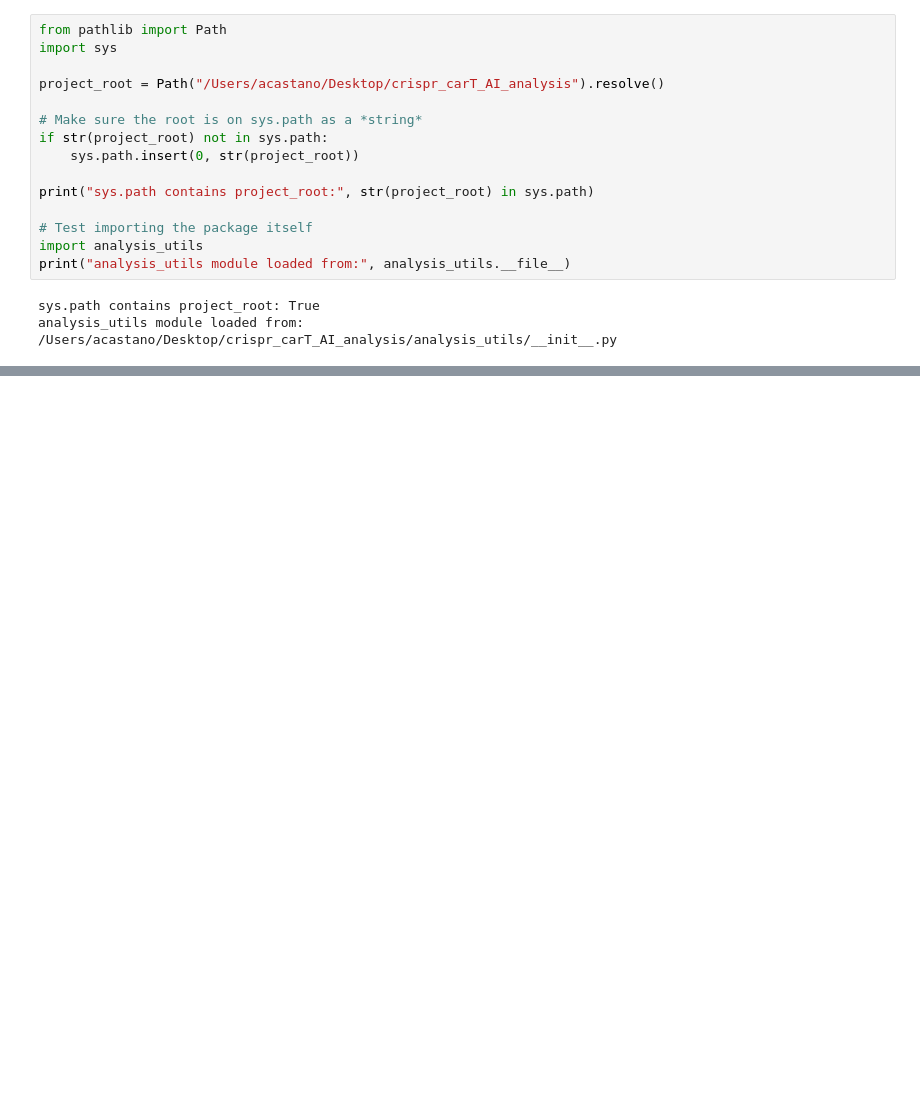
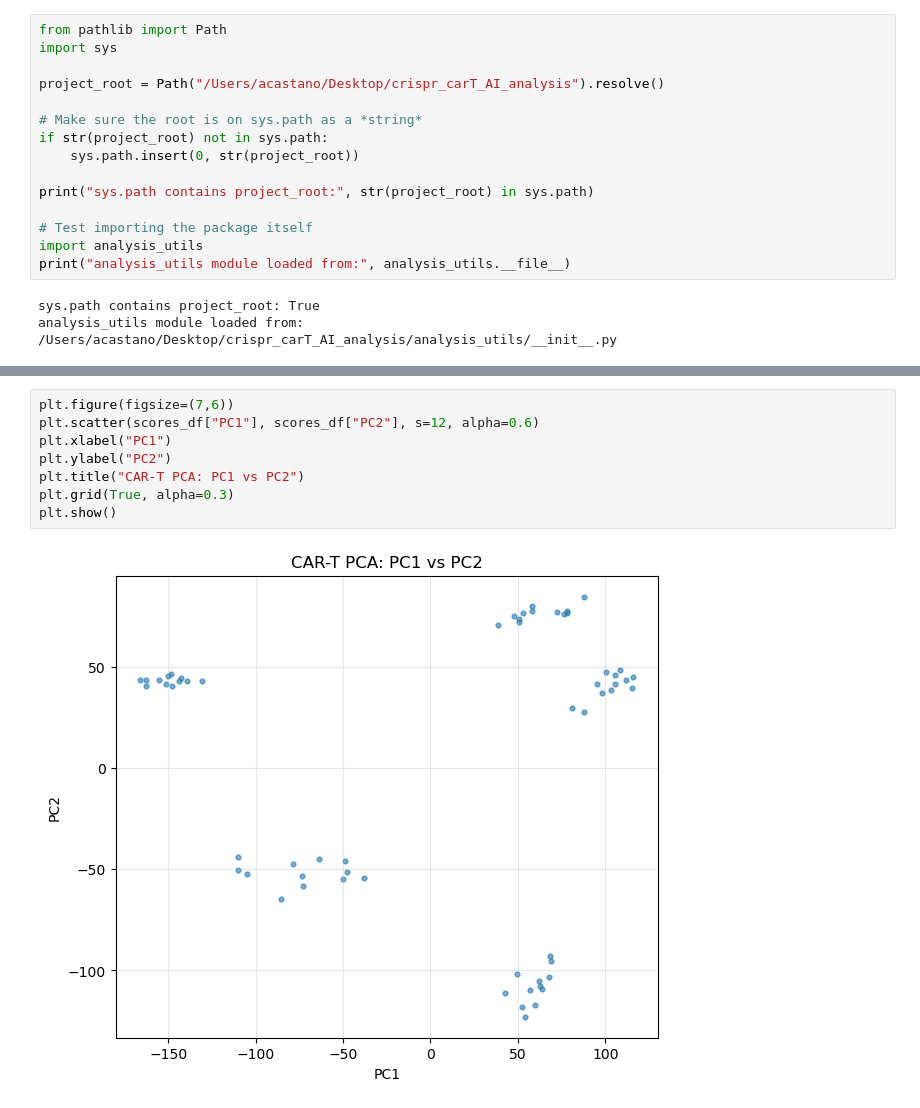
Before and after one commit to AnaBioAI/crispr_carT_AI_analysis, a Jupyter notebook: notebooks/Notebooks03_pca_analysis/03_pca_analysis.ipynb, the cells around one changed output, grey strips where cells are left out. Saved outputs shown, nothing was run; the diff lists cells and outputs as text; blank space fills up the shorter version.

```diff
--- a/notebooks/Notebooks03_pca_analysis/03_pca_analysis.ipynb
+++ b/notebooks/Notebooks03_pca_analysis/03_pca_analysis.ipynb
@@ -96,0 +131,10 @@ print(os.listdir("analysis_utils"))
+# %%
+plt.figure(figsize=(7,6))
+plt.scatter(scores_df["PC1"], scores_df["PC2"], s=12, alpha=0.6)
+plt.xlabel("PC1")
+plt.ylabel("PC2")
+plt.title("CAR-T PCA: PC1 vs PC2")
+plt.grid(True, alpha=0.3)
+plt.show()
+# %% [output]
+[figure, added]
```
Also changed, not shown: parts of 60 cells of this notebook, 6 other files.
